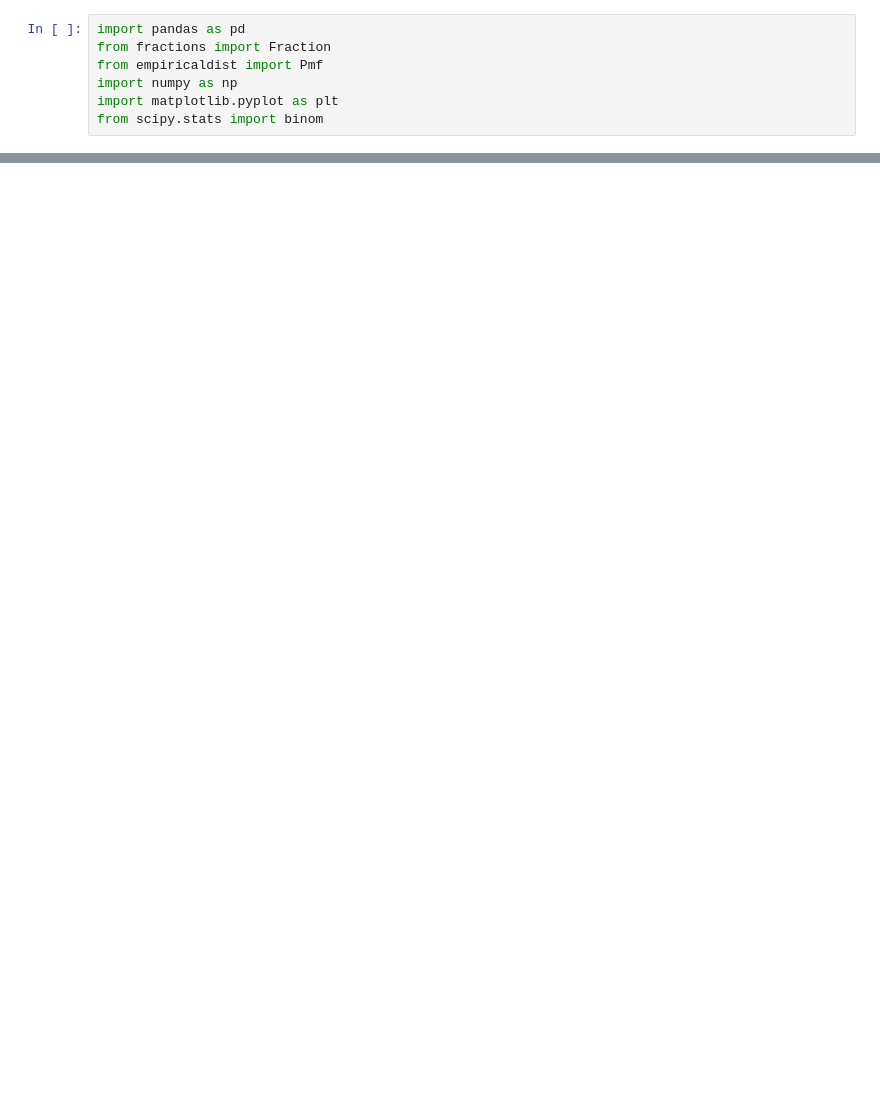
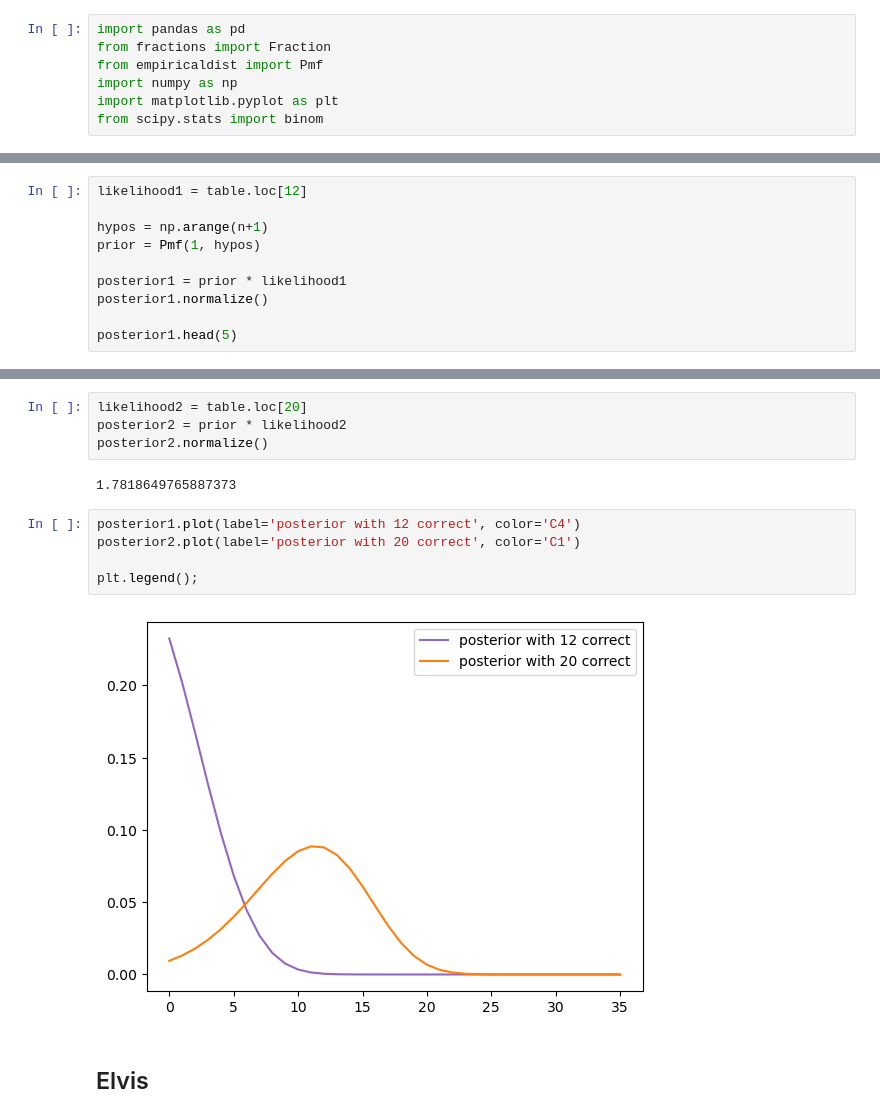
Before and after one commit to S3tuit/jup_lab, a Jupyter notebook: test.ipynb, the cells around one changed output, grey strips where cells are left out. Cells and saved outputs as stored; diff of their text form; blank space fills up the shorter version.

```diff
--- a/test.ipynb
+++ b/test.ipynb
@@ -197,0 +129,10 @@ posterior
+# %%
+likelihood1 = table.loc[12]
+
+hypos = np.arange(n+1)
+prior = Pmf(1, hypos)
+
+posterior1 = prior * likelihood1
+posterior1.normalize()
+
+posterior1.head(5)
@@ -197,0 +146,15 @@ posterior
+# %%
+likelihood2 = table.loc[20]
+posterior2 = prior * likelihood2
+posterior2.normalize()
+# %% [output]
+1.7818649765887373
+# %%
+posterior1.plot(label='posterior with 12 correct', color='C4')
+posterior2.plot(label='posterior with 20 correct', color='C1')
+
+plt.legend();
+# %% [output]
+[figure, added]
+# %% [markdown]
+## Elvis
```
Also changed, not shown: parts of 72 cells of this notebook, 1 other file.
